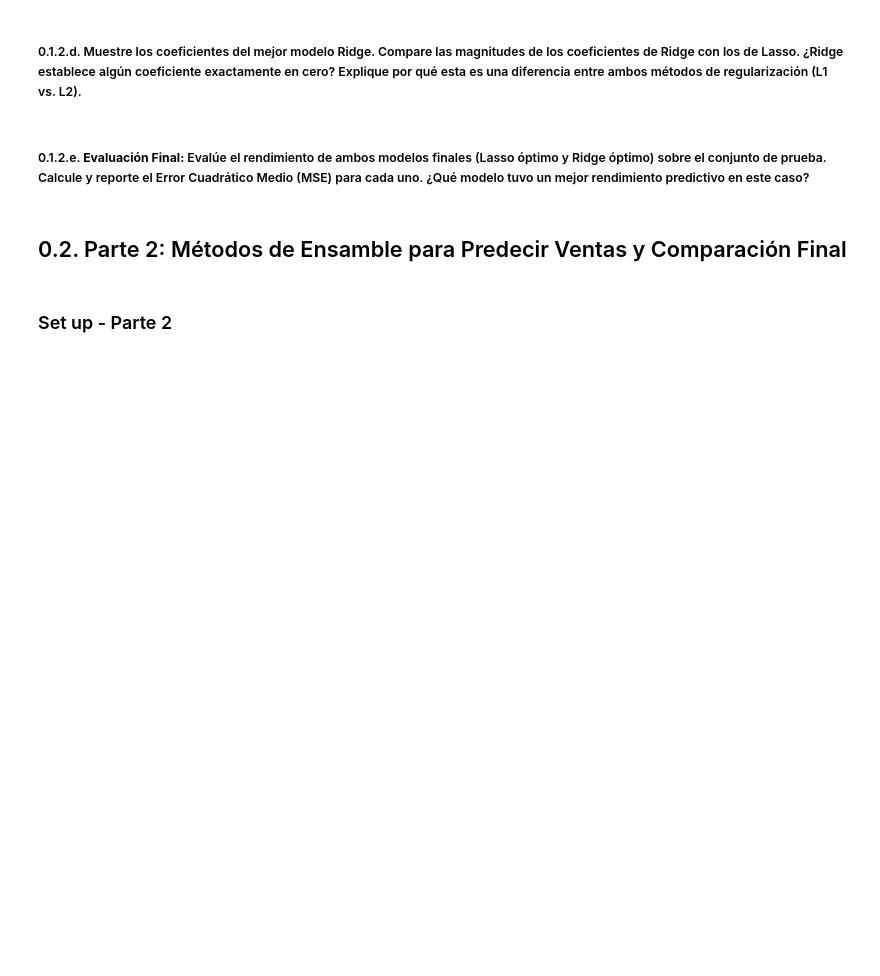
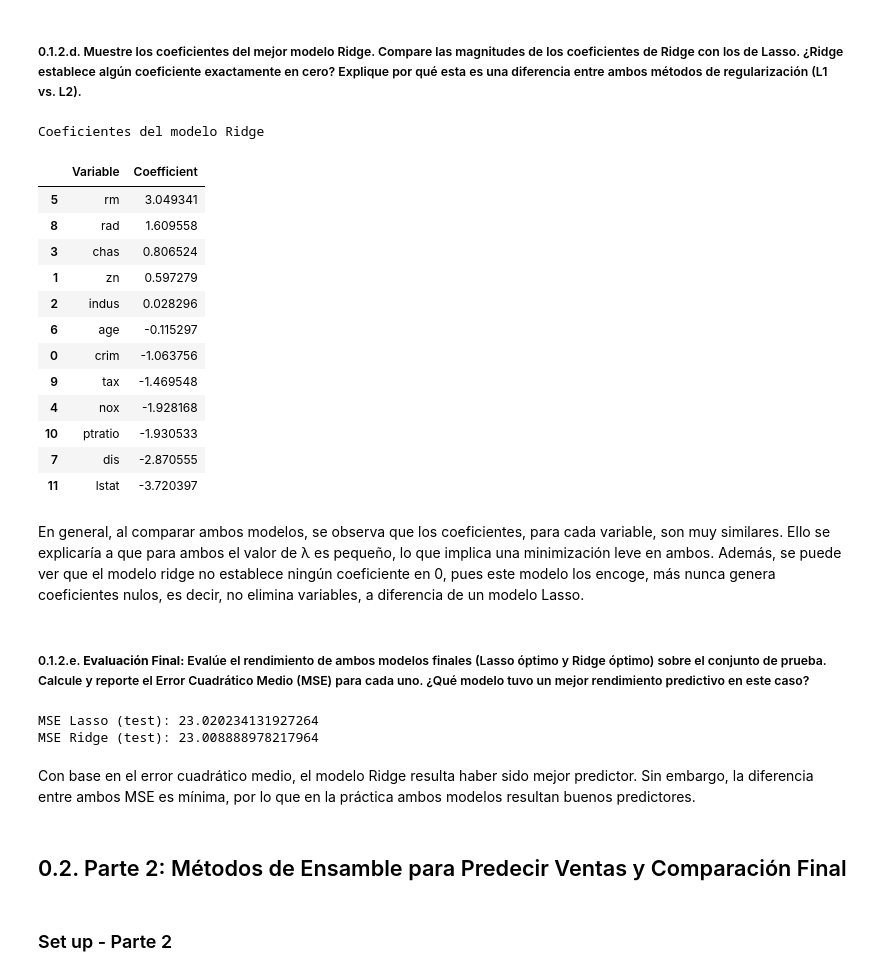
Before and after one commit to MariaLesly/Machine-Learning-G3, a Jupyter notebook: Tarea2_ML.ipynb, the cells around one changed output. Cells and saved outputs as stored; diff of their text form; code cells hidden in the pictures; blank space fills up the shorter version.

```diff
--- a/Tarea2_ML.ipynb
+++ b/Tarea2_ML.ipynb
@@ -233,7 +278,51 @@ Lambda óptimo (RidgeCV): 7.3950381584157325
 # %% [markdown]
 ##### 0.1.2.d. Muestre los coeficientes del mejor modelo Ridge. Compare las magnitudes de los coeficientes de Ridge con los de Lasso. ¿Ridge establece algún coeficiente exactamente en cero? Explique por qué esta es una diferencia entre ambos métodos de regularización (L1 vs. L2).
+# %%
+# Extract coefficients
+ridge_final_coefs = tuned_ridge.coef_
+
+# Create dataframe
+ridge_final_df = pd.DataFrame({ 'Variable': X.columns, 'Coefficient': ridge_final_coefs})
+ridge_final_df = ridge_final_df.sort_values(by='Coefficient', ascending=False)
+print("Coeficientes del modelo Ridge")
+display(ridge_final_df)
+# %% [output]
+Coeficientes del modelo Ridge
+|  | Variable | Coefficient |
+| 5 | rm | 3.049341 |
+| 8 | rad | 1.609558 |
+| 3 | chas | 0.806524 |
+| 1 | zn | 0.597279 |
+| 2 | indus | 0.028296 |
+| 6 | age | -0.115297 |
+| 0 | crim | -1.063756 |
+| 9 | tax | -1.469548 |
+| 4 | nox | -1.928168 |
+| 10 | ptratio | -1.930533 |
+| 7 | dis | -2.870555 |
+| 11 | lstat | -3.720397 |
+# %% [markdown]
+En general, al comparar ambos modelos, se observa que los coeficientes, para cada variable, son muy similares. Ello se explicaría a que para ambos el valor de λ es pequeño, lo que implica una minimización leve en ambos.
+Además, se puede ver que el modelo ridge no establece ningún coeficiente en 0, pues este modelo los encoge, más nunca genera coeficientes nulos, es decir, no elimina variables, a diferencia de un modelo Lasso.
 # %% [markdown]
 ##### 0.1.2.e. **Evaluación Final:** Evalúe el rendimiento de ambos modelos finales (Lasso óptimo y Ridge óptimo) sobre el conjunto de prueba. Calcule y reporte el Error Cuadrático Medio (MSE) para cada uno. ¿Qué modelo tuvo un mejor rendimiento predictivo en este caso?
+# %%
+from sklearn.metrics import mean_squared_error
+
+y_pred_lasso = pipeCV_lasso.predict(X_test)
+y_pred_ridge = pipeCV_ridge.predict(X_test)
+
+# MSE en test
+mse_lasso = mean_squared_error(Y_test, y_pred_lasso)
+mse_ridge = mean_squared_error(Y_test, y_pred_ridge)
+
+print("MSE Lasso (test):", mse_lasso)
+print("MSE Ridge (test):", mse_ridge)
+# %% [output]
+MSE Lasso (test): 23.020234131927264
+MSE Ridge (test): 23.008888978217964
+# %% [markdown]
+Con base en el error cuadrático medio, el modelo Ridge resulta haber sido mejor predictor. Sin embargo, la diferencia entre ambos MSE es mínima, por lo que en la práctica ambos modelos resultan buenos predictores.
 # %% [markdown]
 ## 0.2. Parte 2: Métodos de Ensamble para Predecir Ventas y Comparación Final
 # %% [markdown]
```
Also changed, not shown: parts of 16 cells of this notebook.
